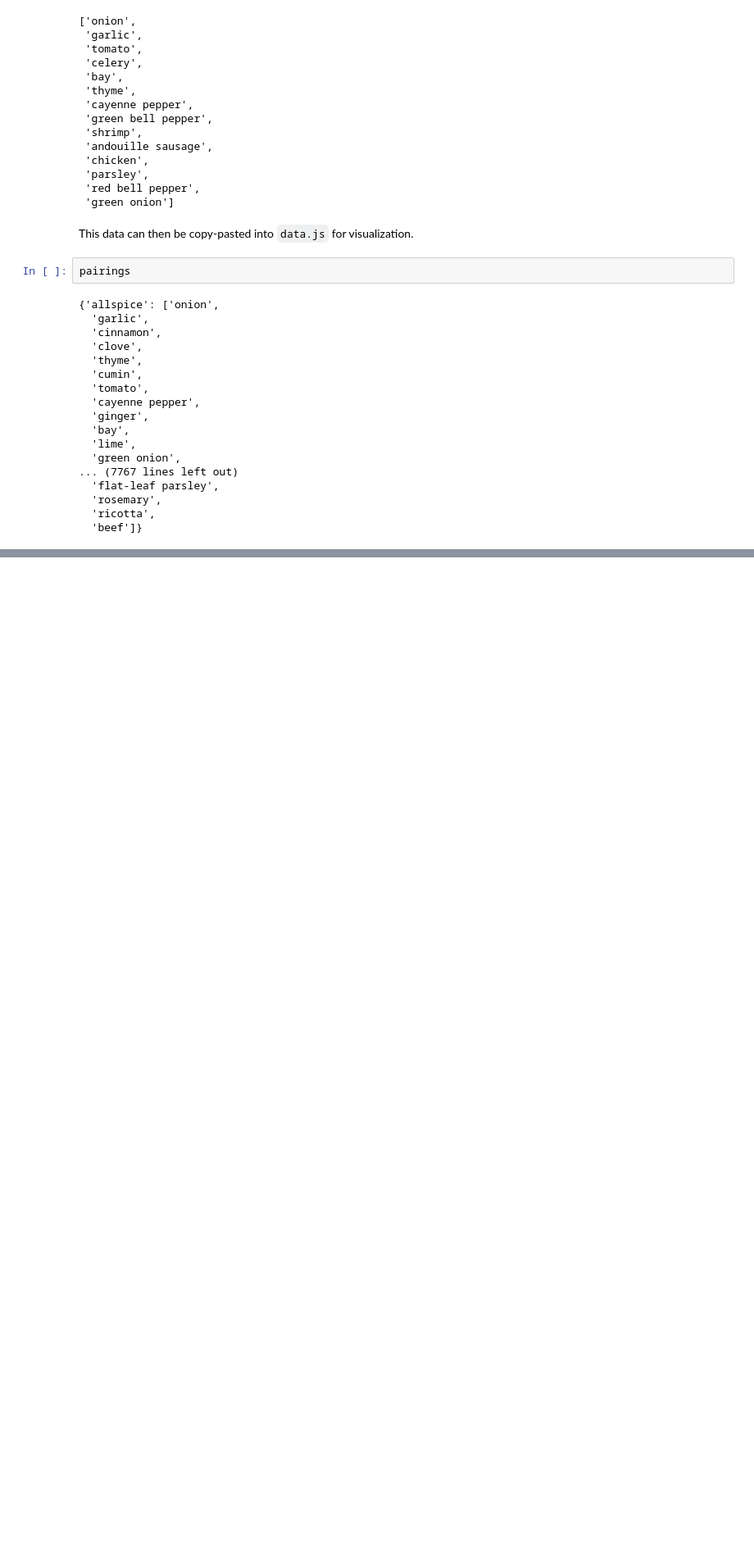
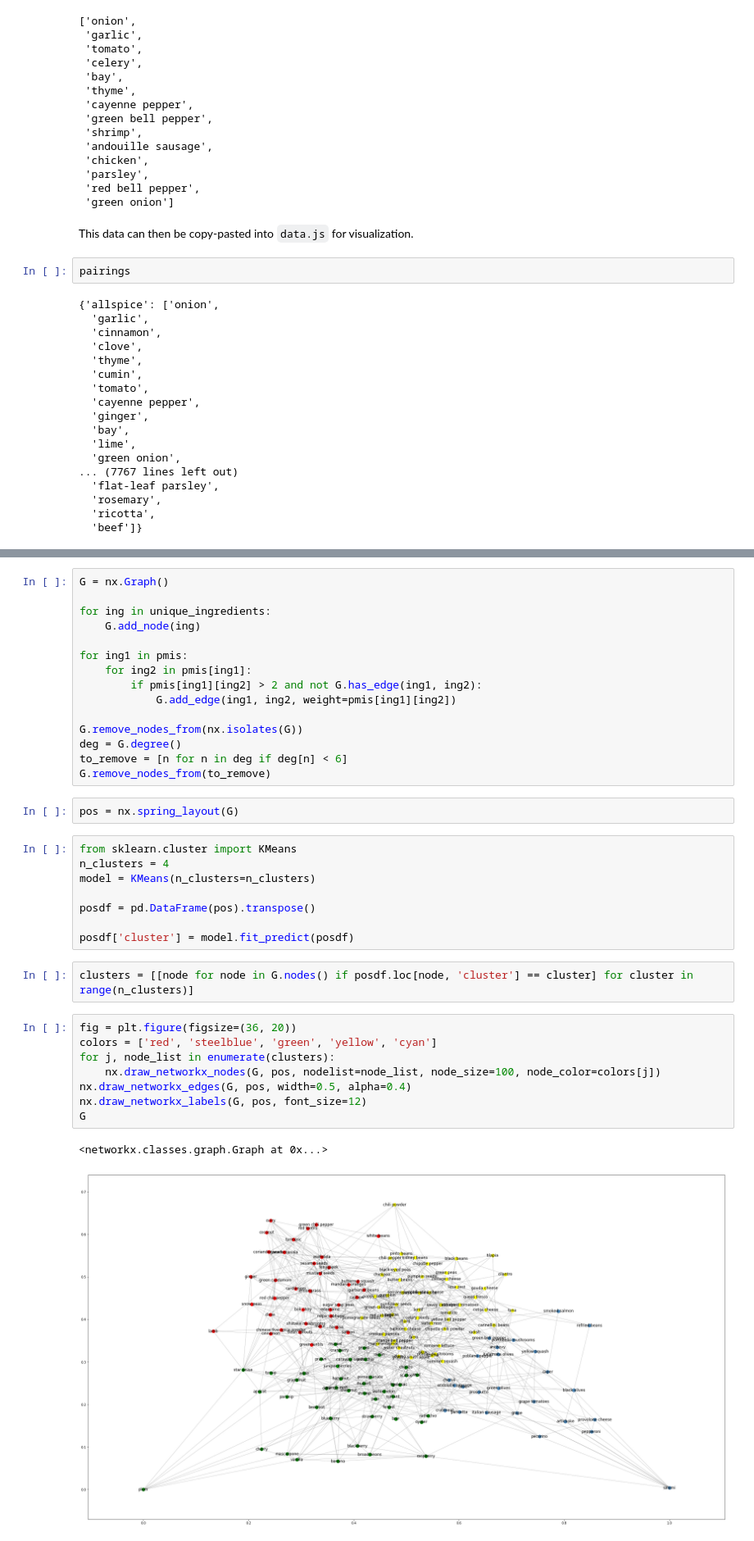
Before and after one commit to frenetic-be/MLFoodPairing, a Jupyter notebook: DataProcessing.ipynb, the cells around one changed output, grey strips where cells are left out. Shown at 82% size. Drawn from its saved outputs; the diff is of its cells as text; blank space fills up the shorter version.

Commit message:
Added clustering to project

```diff
--- a/DataProcessing.ipynb
+++ b/DataProcessing.ipynb
@@ -1587,0 +1667,38 @@ pairings
+# %%
+G = nx.Graph()
+
+for ing in unique_ingredients:
+    G.add_node(ing)
+
+for ing1 in pmis:
+    for ing2 in pmis[ing1]:
+        if pmis[ing1][ing2] > 2 and not G.has_edge(ing1, ing2):
+            G.add_edge(ing1, ing2, weight=pmis[ing1][ing2])
+
+G.remove_nodes_from(nx.isolates(G))
+deg = G.degree()
+to_remove = [n for n in deg if deg[n] < 6]
+G.remove_nodes_from(to_remove)
+# %%
+pos = nx.spring_layout(G)
+# %%
+from sklearn.cluster import KMeans
+n_clusters = 4
+model = KMeans(n_clusters=n_clusters)
+
+posdf = pd.DataFrame(pos).transpose()
+
+posdf['cluster'] = model.fit_predict(posdf)
+# %%
+clusters = [[node for node in G.nodes() if posdf.loc[node, 'cluster'] == cluster] for cluster in range(n_clusters)]
+# %%
+fig = plt.figure(figsize=(36, 20))
+colors = ['red', 'steelblue', 'green', 'yellow', 'cyan']
+for j, node_list in enumerate(clusters):
+    nx.draw_networkx_nodes(G, pos, nodelist=node_list, node_size=100, node_color=colors[j])
+nx.draw_networkx_edges(G, pos, width=0.5, alpha=0.4)
+nx.draw_networkx_labels(G, pos, font_size=12)
+G
+# %% [output]
+<networkx.classes.graph.Graph at 0x...>
+[figure, added]
```
Also changed, not shown: parts of 26 cells of this notebook, 7 other files.
